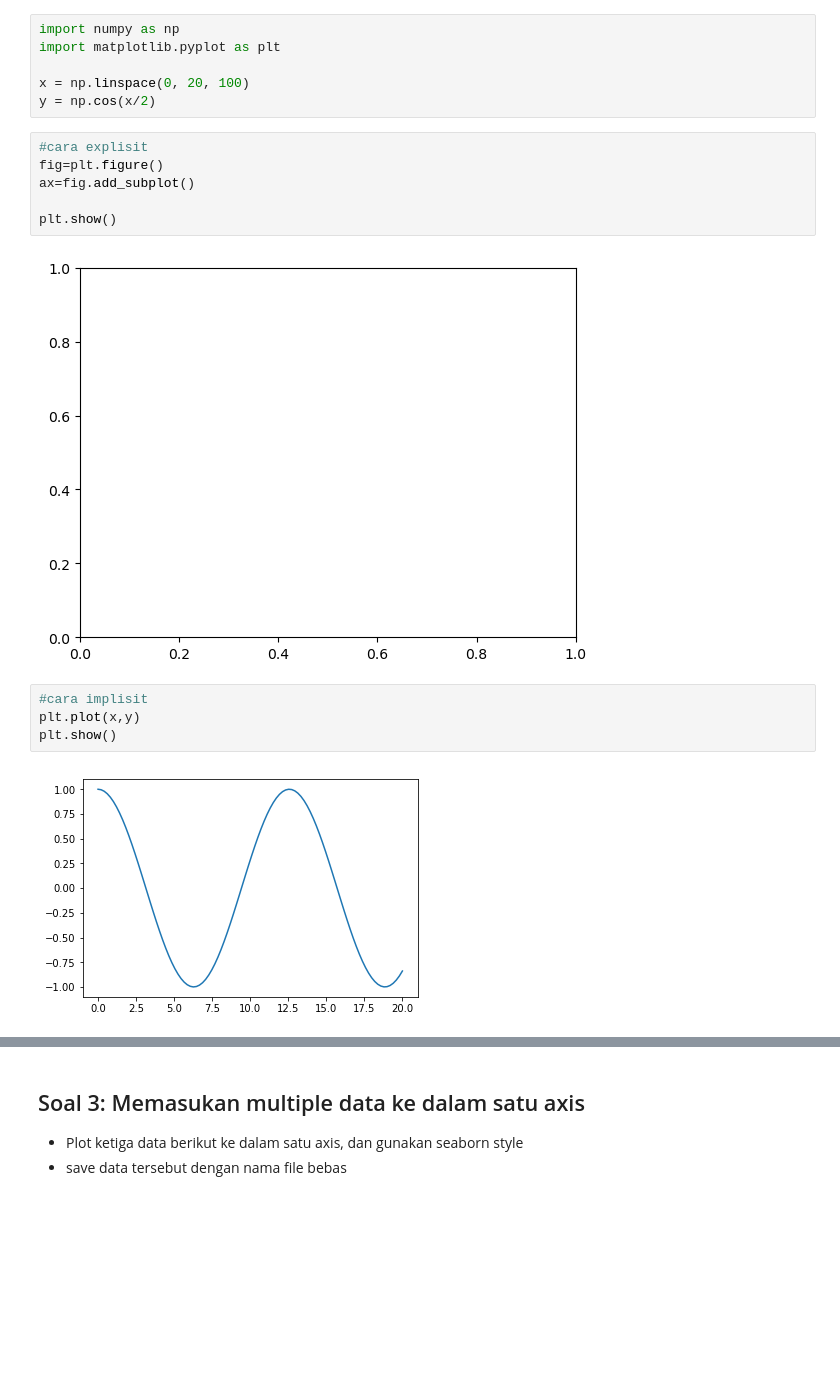
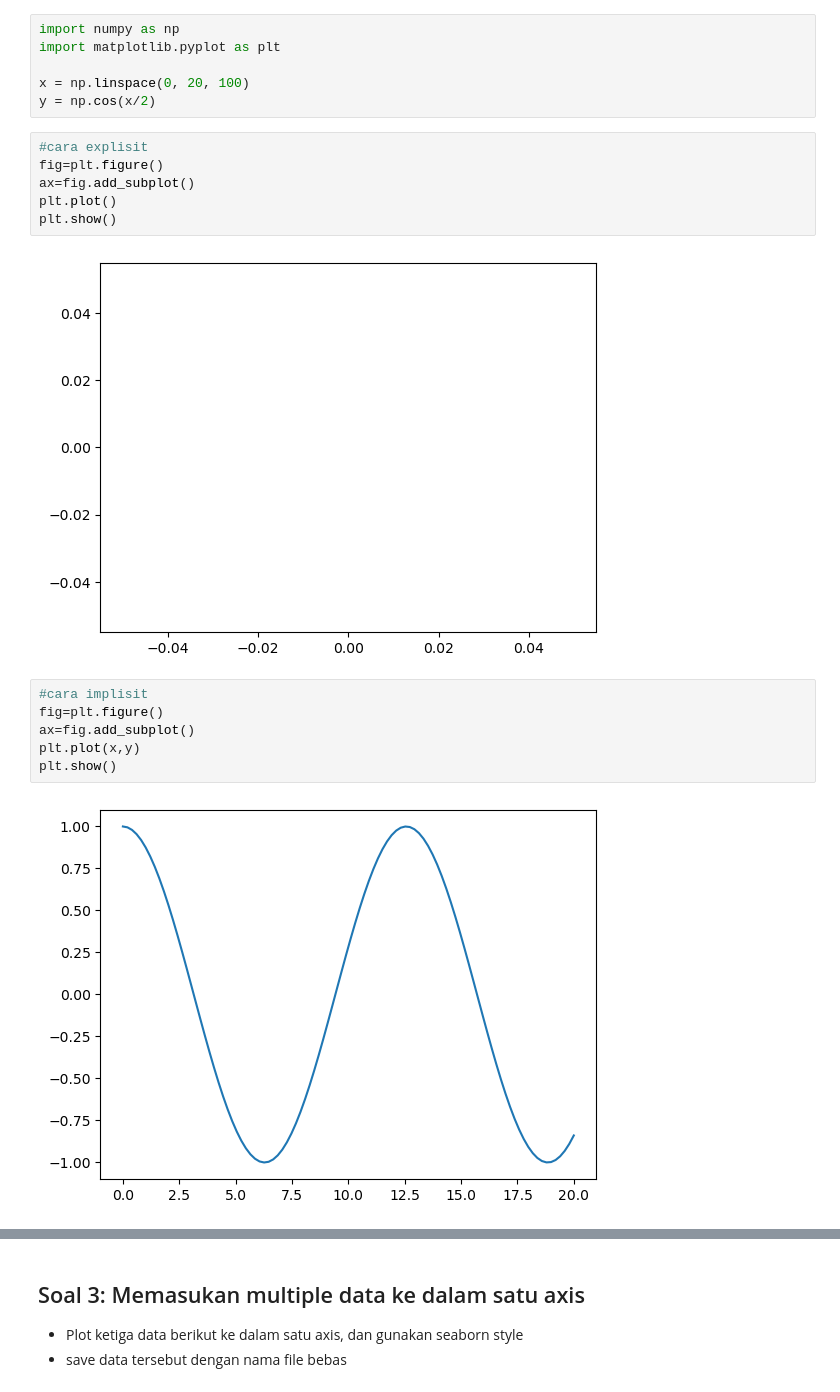
Before and after one commit to nurjihansalsabiila/Training-Sanbercode, a Jupyter notebook: Tugas 11.ipynb, the cells around one changed output, grey strips where cells are left out. Drawn from its saved outputs; the diff is of its cells as text; blank space fills up the shorter version.

```diff
--- a/Tugas 11.ipynb
+++ b/Tugas 11.ipynb
@@ -24,16 +24,18 @@ y = np.cos(x/2)
 #cara explisit
 fig=plt.figure()
 ax=fig.add_subplot()
-
+plt.plot()
 plt.show()
 # %% [output]
-[figure, old version]
+[figure, new version]
 # %%
 #cara implisit
+fig=plt.figure()
+ax=fig.add_subplot()
 plt.plot(x,y)
 plt.show()
 # %% [output]
-[figure, old version]
+[figure, new version]
 # %% [markdown]
 Exected Output:
 
```
